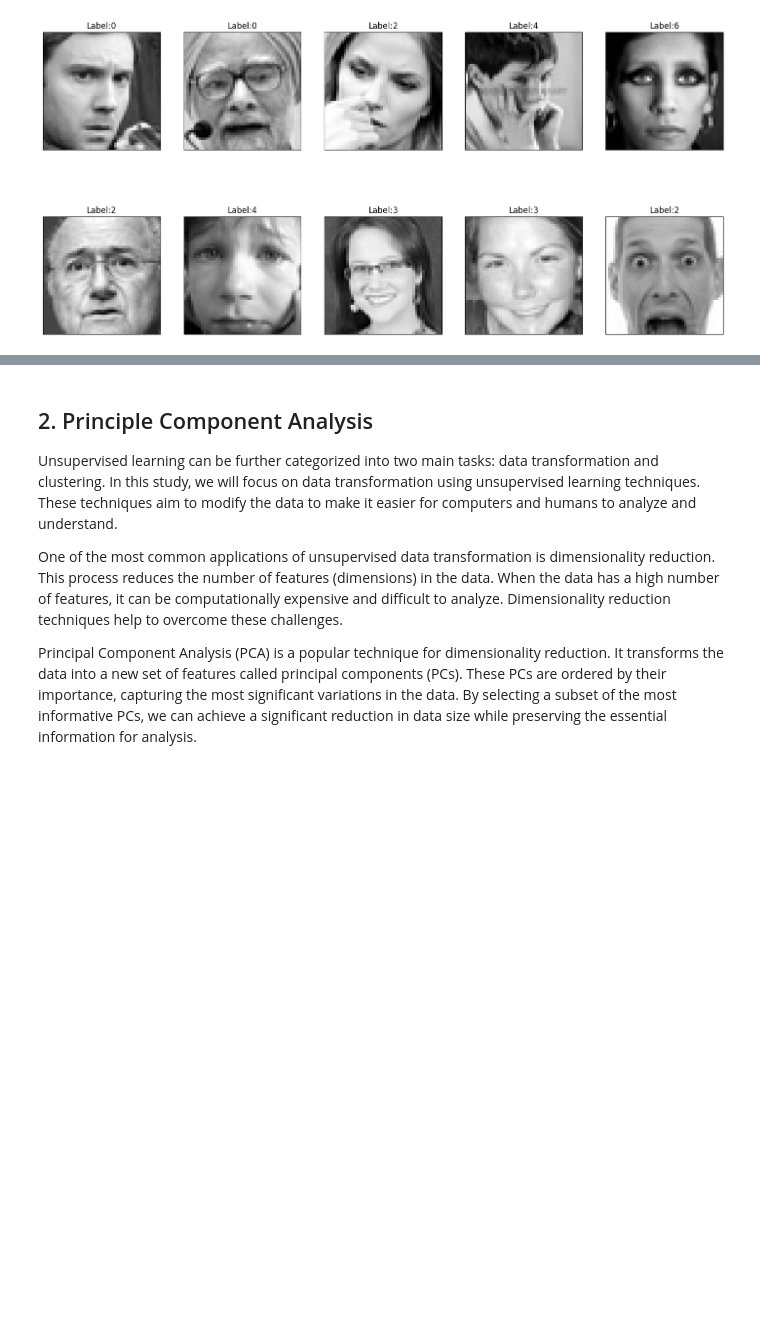
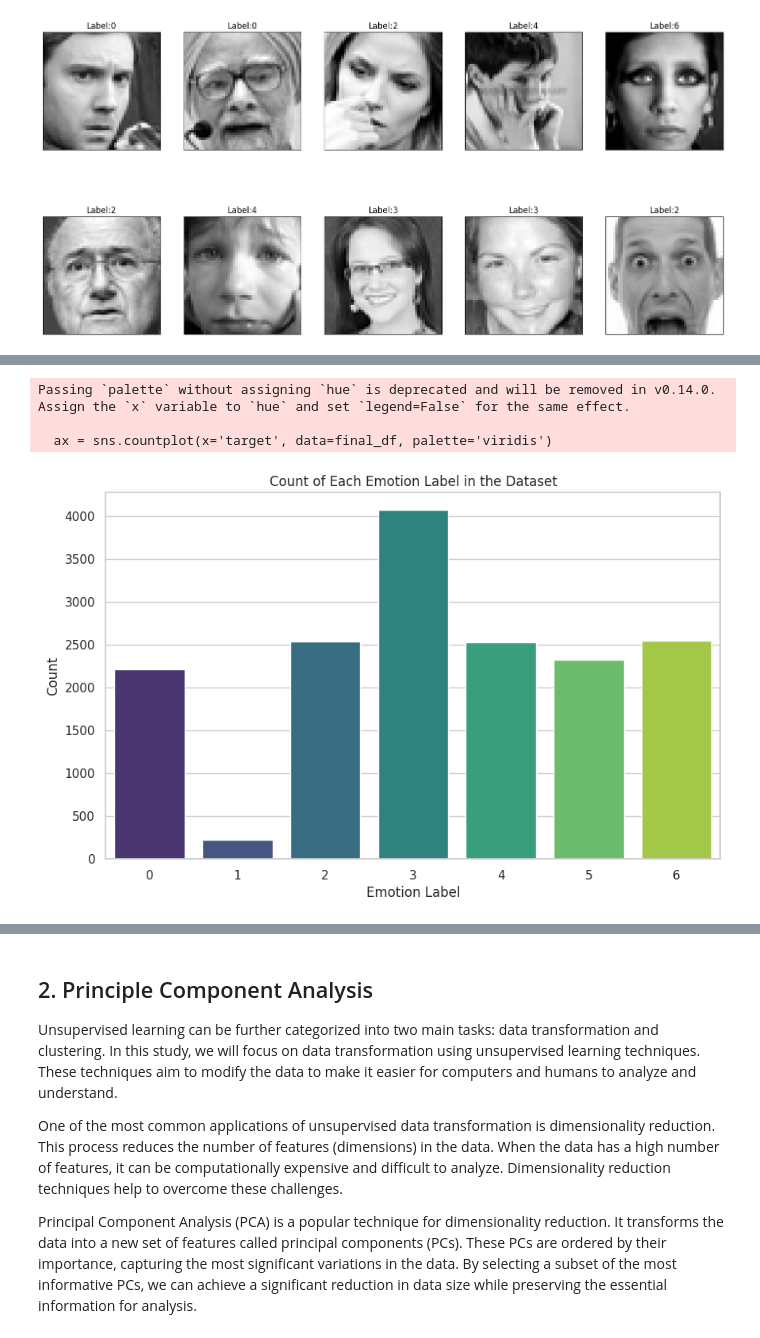
Before and after one commit to KimThy13/Fundamental-ML, a Jupyter notebook: notebooks/EDA.ipynb, the cells around one changed output, grey strips where cells are left out. Drawn from its saved outputs; the diff is of its cells as text; code cells hidden in the pictures; blank space fills up the shorter version.

```diff
--- a/notebooks/EDA.ipynb
+++ b/notebooks/EDA.ipynb
@@ -65,0 +130,3 @@ show_img(images, labels)
+# %%
+list_zero = check_zero_images(image_array)
+list_zero
@@ -65,0 +148,4 @@ show_img(images, labels)
+# %%
+# remove zero arrays
+image_array = [arr for idx, arr in enumerate(image_array) if idx not in list_zero]
+labels = [label for idx, label in enumerate(labels) if idx not in list_zero]
@@ -65,0 +160,10 @@ show_img(images, labels)
+# %%
+flat_images = np.array(image_array)
+target = np.array(labels)
+
+# normalization
+flat_images = flat_images / 255
+# %%
+# convert into a dataframe
+final_df = pd.DataFrame(flat_images)
+final_df['target'] = target
@@ -65,0 +186,16 @@ show_img(images, labels)
+# %%
+sns.set(style="whitegrid")
+
+# Calculate the number of each labels
+plt.figure(figsize=(10, 6))
+ax = sns.countplot(x='target', data=final_df, palette='viridis')
+ax.set_title('Count of Each Emotion Label in the Dataset')
+ax.set_xlabel('Emotion Label')
+ax.set_ylabel('Count')
+
+plt.show()
+# %% [output]
+Passing `palette` without assigning `hue` is deprecated and will be removed in v0.14.0. Assign the `x` variable to `hue` and set `legend=False` for the same effect.
+
+  ax = sns.countplot(x='target', data=final_df, palette='viridis')
+[figure, added]
```
Also changed, not shown: parts of 107 cells of this notebook.
